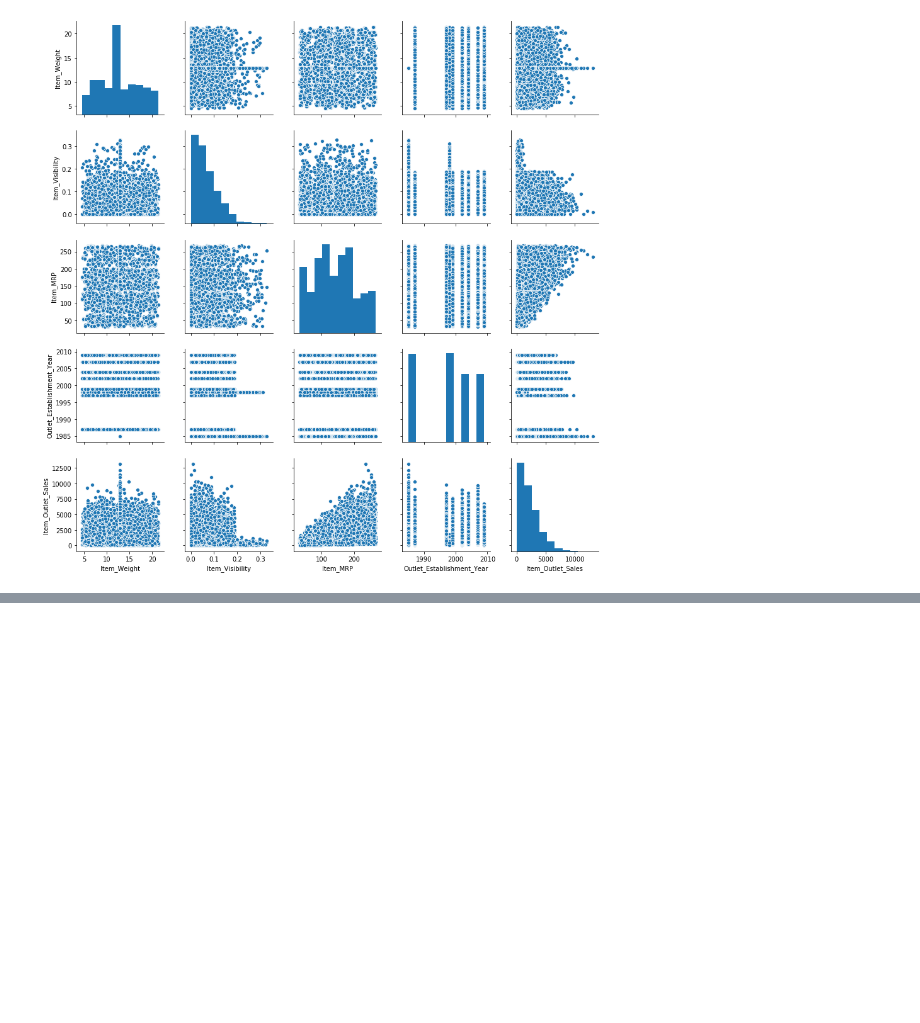
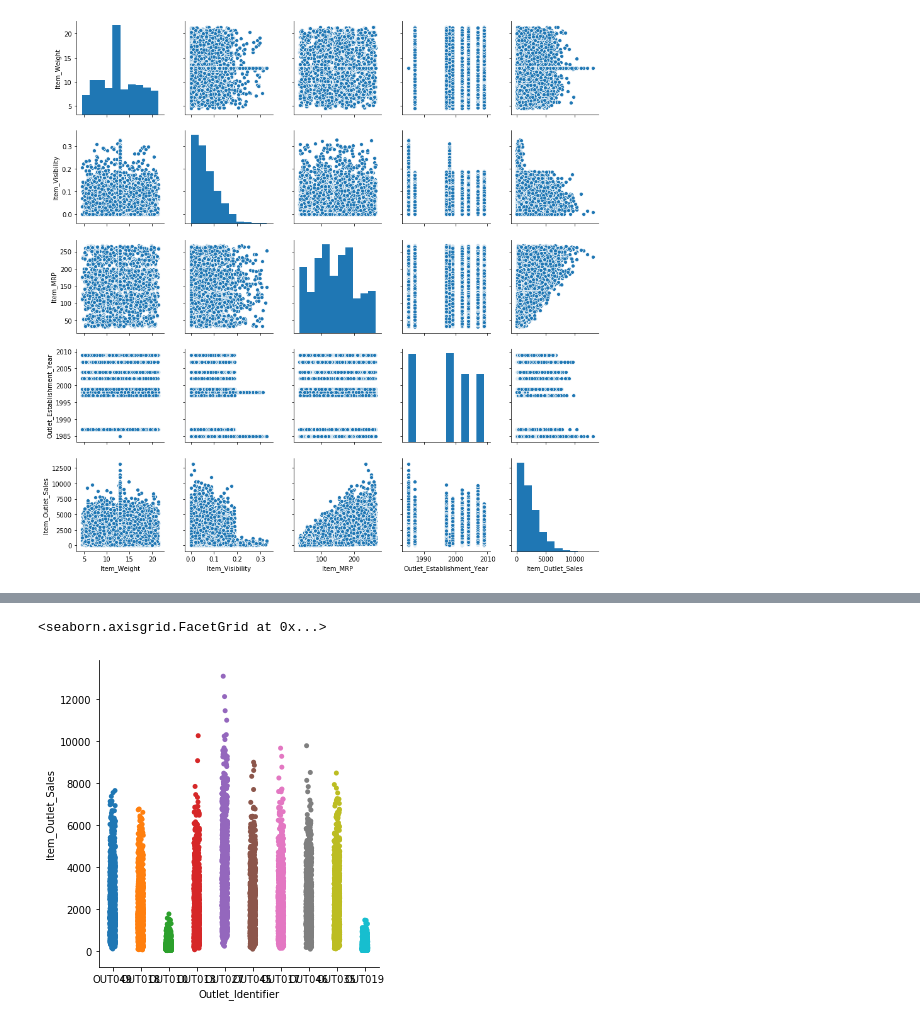
Before and after one commit to siddharthjain1611/Big_Mart_Sales_Prediction, a Jupyter notebook: Data Analysis.ipynb, the cells around one changed output, grey strips where cells are left out. Saved outputs shown, nothing was run; the diff lists cells and outputs as text; code cells hidden in the pictures; blank space fills up the shorter version.

```diff
--- a/Data Analysis.ipynb
+++ b/Data Analysis.ipynb
@@ -51,0 +57,5 @@ sns.catplot(data=dataset,x='Outlet_Type',y='Item_Outlet_Sales')
+# %%
+sns.catplot(data=dataset,x='Outlet_Identifier',y='Item_Outlet_Sales')
+# %% [output]
+<seaborn.axisgrid.FacetGrid at 0x...>
+[figure, added]
```
Also changed, not shown: parts of 6 cells of this notebook.
